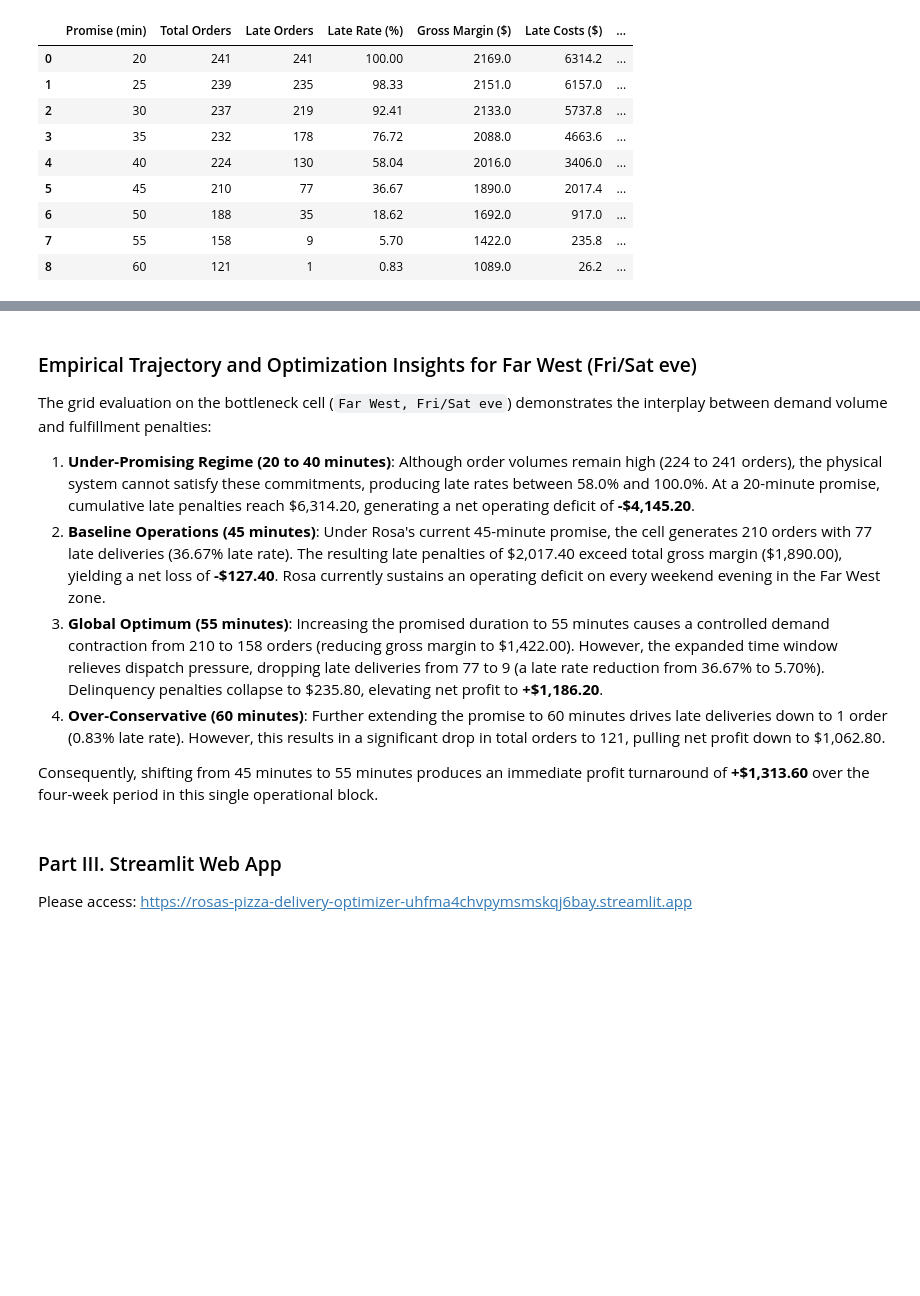
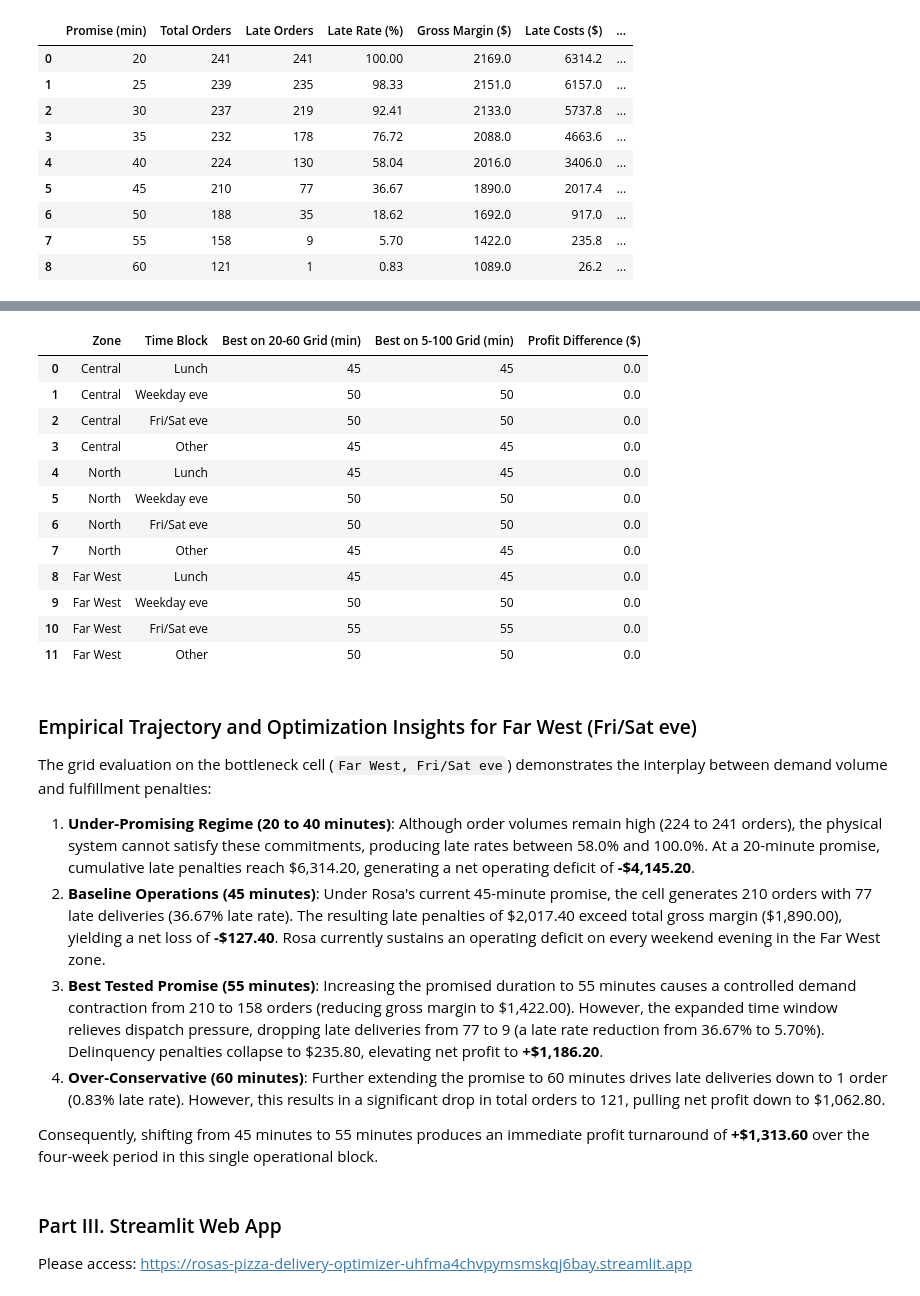
Before and after one commit to indicator0/rosas-pizza-delivery-optimizer, a Jupyter notebook: assignment_1_delivery_promise.ipynb, the cells around one changed output, grey strips where cells are left out. Cells and saved outputs as stored; diff of their text form; code cells hidden in the pictures; blank space fills up the shorter version.

Commit message:
Correct analysis narrative and validate promise range

```diff
--- a/assignment_1_delivery_promise.ipynb
+++ b/assignment_1_delivery_promise.ipynb
@@ -399,3 +402,35 @@ Maximized Net Profit: $1186.20
+# %%
+wide_promises = list(range(5, 105, 5))
+range_validation = []
+
+for z in ZONES:
+    for tb in TIME_BLOCKS:
+        selected = choose_best_promise(z, tb, candidate_promises, costs=COSTS, seed=42)
+        wider = choose_best_promise(z, tb, wide_promises, costs=COSTS, seed=42)
+        range_validation.append({
+            "Zone": z,
+            "Time Block": tb,
+            "Best on 20-60 Grid (min)": selected["best_promise"],
+            "Best on 5-100 Grid (min)": wider["best_promise"],
+            "Profit Difference ($)": round(wider["best_net_profit"] - selected["best_net_profit"], 2)
+        })
+
+df_range_validation = pd.DataFrame(range_validation)
+df_range_validation
+# %% [output]
+|  | Zone | Time Block | Best on 20-60 Grid (min) | Best on 5-100 Grid (min) | Profit Difference ($) |
+| 0 | Central | Lunch | 45 | 45 | 0.0 |
+| 1 | Central | Weekday eve | 50 | 50 | 0.0 |
+| 2 | Central | Fri/Sat eve | 50 | 50 | 0.0 |
+| 3 | Central | Other | 45 | 45 | 0.0 |
+| 4 | North | Lunch | 45 | 45 | 0.0 |
+| 5 | North | Weekday eve | 50 | 50 | 0.0 |
+| 6 | North | Fri/Sat eve | 50 | 50 | 0.0 |
+| 7 | North | Other | 45 | 45 | 0.0 |
+| 8 | Far West | Lunch | 45 | 45 | 0.0 |
+| 9 | Far West | Weekday eve | 50 | 50 | 0.0 |
+| 10 | Far West | Fri/Sat eve | 55 | 55 | 0.0 |
+| 11 | Far West | Other | 50 | 50 | 0.0 |
 # %% [markdown]
 ### Empirical Trajectory and Optimization Insights for Far West (Fri/Sat eve)
 
@@ -403,7 +438,7 @@ The grid evaluation on the bottleneck cell (`Far West, Fri/Sat eve`) demonstrate
 
 1. **Under-Promising Regime (20 to 40 minutes)**: Although order volumes remain high (224 to 241 orders), the physical system cannot satisfy these commitments, producing late rates between 58.0% and 100.0%. At a 20-minute promise, cumulative late penalties reach \$6,314.20, generating a net operating deficit of **-\$4,145.20**.
 2. **Baseline Operations (45 minutes)**: Under Rosa's current 45-minute promise, the cell generates 210 orders with 77 late deliveries (36.67% late rate). The resulting late penalties of \$2,017.40 exceed total gross margin (\$1,890.00), yielding a net loss of **-\$127.40**. Rosa currently sustains an operating deficit on every weekend evening in the Far West zone.
-3. **Global Optimum (55 minutes)**: Increasing the promised duration to 55 minutes causes a controlled demand contraction from 210 to 158 orders (reducing gross margin to \$1,422.00). However, the expanded time window relieves dispatch pressure, dropping late deliveries from 77 to 9 (a late rate reduction from 36.67% to 5.70%). Delinquency penalties collapse to \$235.80, elevating net profit to **+\$1,186.20**.
+3. **Best Tested Promise (55 minutes)**: Increasing the promised duration to 55 minutes causes a controlled demand contraction from 210 to 158 orders (reducing gross margin to \$1,422.00). However, the expanded time window relieves dispatch pressure, dropping late deliveries from 77 to 9 (a late rate reduction from 36.67% to 5.70%). Delinquency penalties collapse to \$235.80, elevating net profit to **+\$1,186.20**.
 4. **Over-Conservative (60 minutes)**: Further extending the promise to 60 minutes drives late deliveries down to 1 order (0.83% late rate). However, this results in a significant drop in total orders to 121, pulling net profit down to \$1,062.80.
 
 Consequently, shifting from 45 minutes to 55 minutes produces an immediate profit turnaround of **+\$1,313.60** over the four-week period in this single operational block.
```
Also changed, not shown: parts of 3 cells of this notebook, 1 other file.
